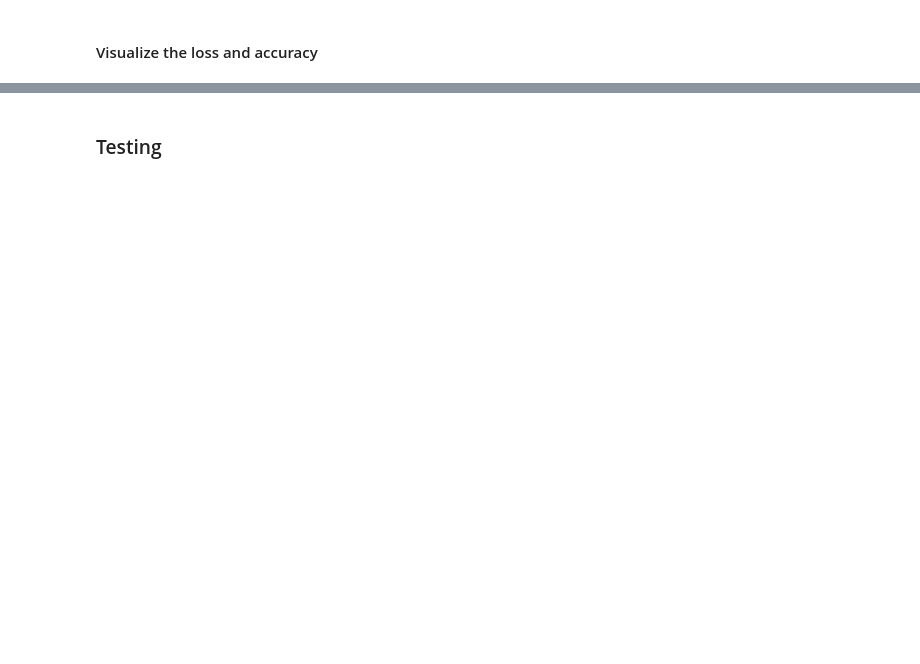
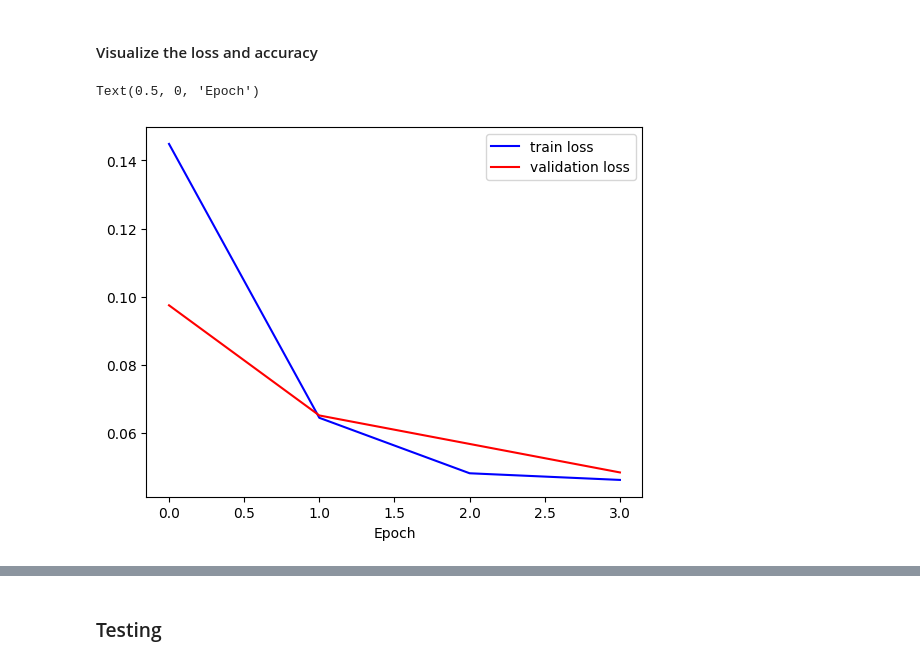
Before and after one commit to TomRavaud/MLA-Project, a Jupyter notebook: src/lenet_mnist/main.ipynb, the cells around one changed output, grey strips where cells are left out. Cells and saved outputs as stored; diff of their text form; code cells hidden in the pictures; blank space fills up the shorter version.

Commit message:
Trained and tested the LeNet5 model on the MNIST dataset

```diff
--- a/src/lenet_mnist/main.ipynb
+++ b/src/lenet_mnist/main.ipynb
@@ -75,0 +143,34 @@ Device: cuda
+# %%
+# Create tensors to store the loss and accuracy values
+loss_values = torch.zeros(2, LEARNING_PARAMS["nb_epochs"])
+accuracy_values = torch.zeros(2, LEARNING_PARAMS["nb_epochs"])
+
+
+# Loop over the epochs
+for epoch in range(LEARNING_PARAMS["nb_epochs"]):
+
+    # Training
+    train_loss, train_accuracy = train(model,
+                                       device,
+                                       train_loader,
+                                       optimizer,
+                                       criterion,
+                                       epoch)
+
+    # Validation
+    val_loss, val_accuracy = validate(model,
+                                      device,
+                                      val_loader,
+                                      criterion,
+                                      epoch)
+
+
+    print("Train accuracy: ", train_accuracy)
+    print("Validation accuracy: ", val_accuracy)
+
+    # Store the computed losses
+    loss_values[0, epoch] = train_loss
+    loss_values[1, epoch] = val_loss
+    # Store the computed accuracies
+    accuracy_values[0, epoch] = train_accuracy
+    accuracy_values[1, epoch] = val_accuracy
@@ -76,2 +186,15 @@ Device: cuda
 # %% [markdown]
 #### Visualize the loss and accuracy
+# %%
+# Loss
+train_losses = loss_values[0]
+val_losses = loss_values[1]
+
+plt.plot(train_losses, "b", label="train loss")
+plt.plot(val_losses, "r", label="validation loss")
+
+plt.legend()
+plt.xlabel("Epoch")
+# %% [output]
+Text(0.5, 0, 'Epoch')
+[figure, added]
```
Also changed, not shown: parts of 7 cells of this notebook, 6 other files.
